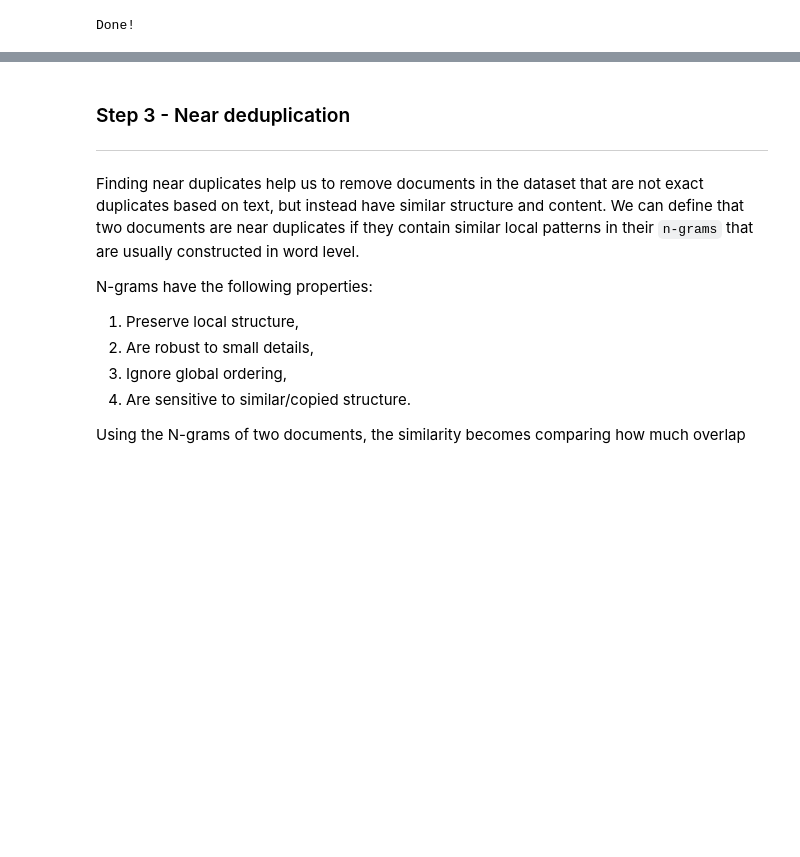
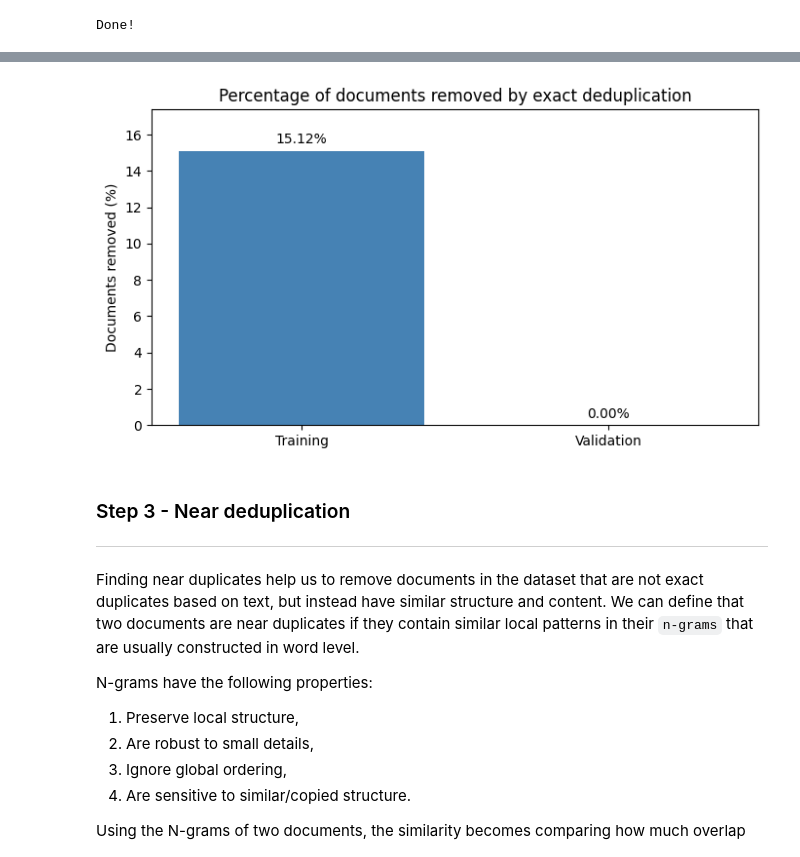
Before and after one commit to legan78/transformers_lifecycle, a Jupyter notebook: notebooks/dataset_cycle.ipynb, the cells around one changed output, grey strips where cells are left out. Cells and saved outputs as stored; diff of their text form; code cells hidden in the pictures; blank space fills up the shorter version.

Commit message:
Including experiment to observe effect in similarity computation with MinHash. Adding making plots from experiments.

```diff
--- a/notebooks/dataset_cycle.ipynb
+++ b/notebooks/dataset_cycle.ipynb
@@ -530,14 +527,24 @@ print('Done!')
 # %% [output]
 Done!
 # %%
+from copy import copy
+
+# Keep the pre-deduplication dataset for comparison experiments.
+# Hugging Face datasets share their immutable Arrow data without duplicating it in memory.
+stories_train_dataset_cpy = copy(stories_train_dataset)
+
+exact_dedup_removed = {}
+
 _LOGGER.info('Removing exact dedups in training dataset')
 prev_n = len(stories_train_dataset)
 stories_train_dataset = data_cycle.remove_exact_dedups_in_dataset(stories_train_dataset)
+exact_dedup_removed['Training'] = (1 - len(stories_train_dataset) / prev_n) * 100
 _LOGGER.info(f'Train: Removed: {(1-len(stories_train_dataset)/ prev_n)*100} % -> {len(stories_train_dataset)} vs {prev_n}')
 
 _LOGGER.info('Removing exact dedups in validation dataset')
 prev_n = len(stories_valid_dataset)
 stories_valid_dataset = data_cycle.remove_exact_dedups_in_dataset(stories_valid_dataset)
+exact_dedup_removed['Validation'] = (1 - len(stories_valid_dataset) / prev_n) * 100
 _LOGGER.info(f'Val: Removed: {(1-len(stories_valid_dataset)/prev_n)*100} % -> {len(stories_valid_dataset)} vs {prev_n}')
 
 print('Done!')
@@ -550,3 +601,19 @@ Done!
+# %%
+fig, ax = plt.subplots(figsize=(7, 4))
+bars = ax.bar(
+    list(exact_dedup_removed),
+    list(exact_dedup_removed.values()),
+    color=['steelblue', 'darkorange'],
+)
+ax.bar_label(bars, labels=[f'{percentage:.2f}%' for percentage in exact_dedup_removed.values()], padding=3)
+ax.set_title('Percentage of documents removed by exact deduplication')
+ax.set_ylabel('Documents removed (%)')
+ax.ticklabel_format(axis='y', style='plain')
+ax.set_ylim(0, max(max(exact_dedup_removed.values()) * 1.15, 1))
+fig.tight_layout()
+plt.show()
+# %% [output]
+[figure, added]
 # %% [markdown]
 
 <div style="max-width: 850px;">
```
Also changed, not shown: parts of 16 cells of this notebook, 1 other file.
